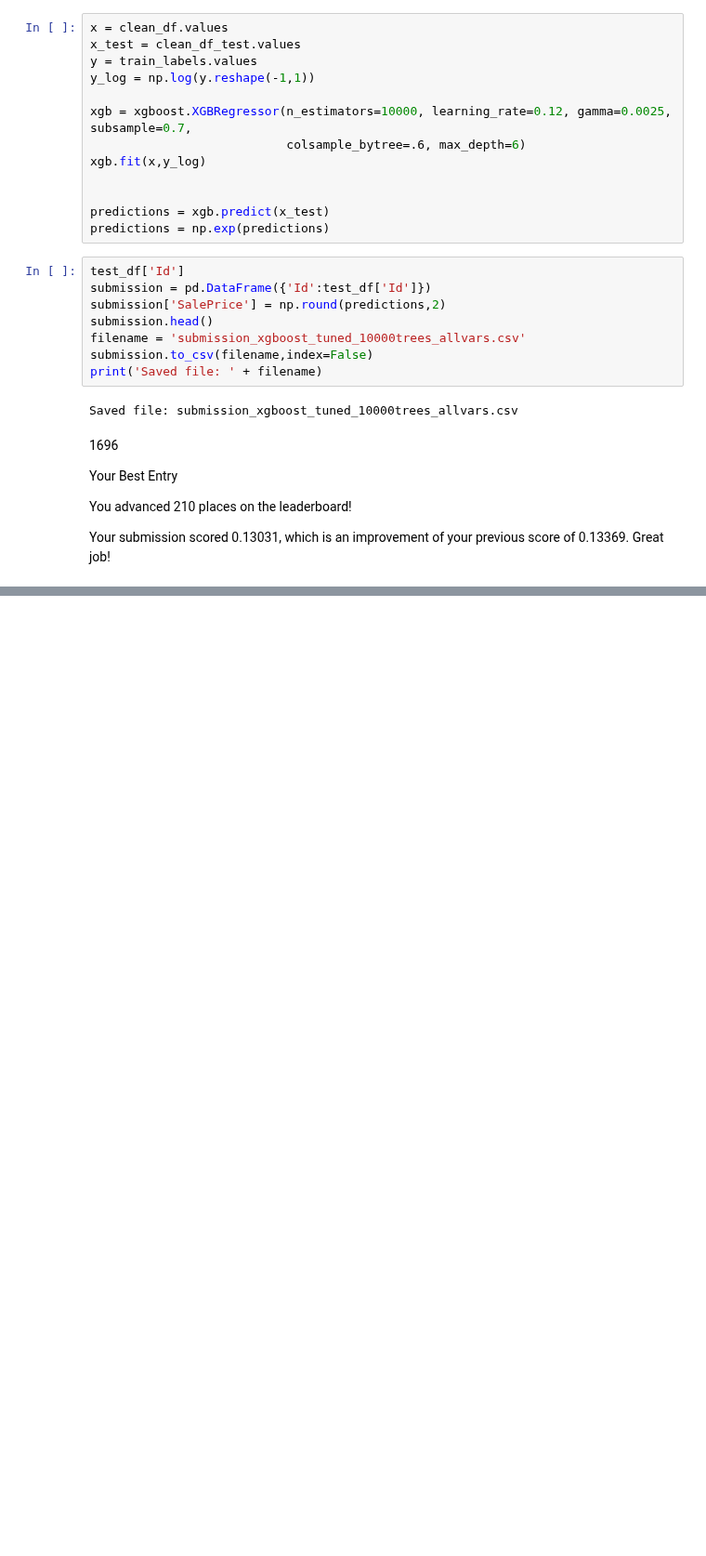
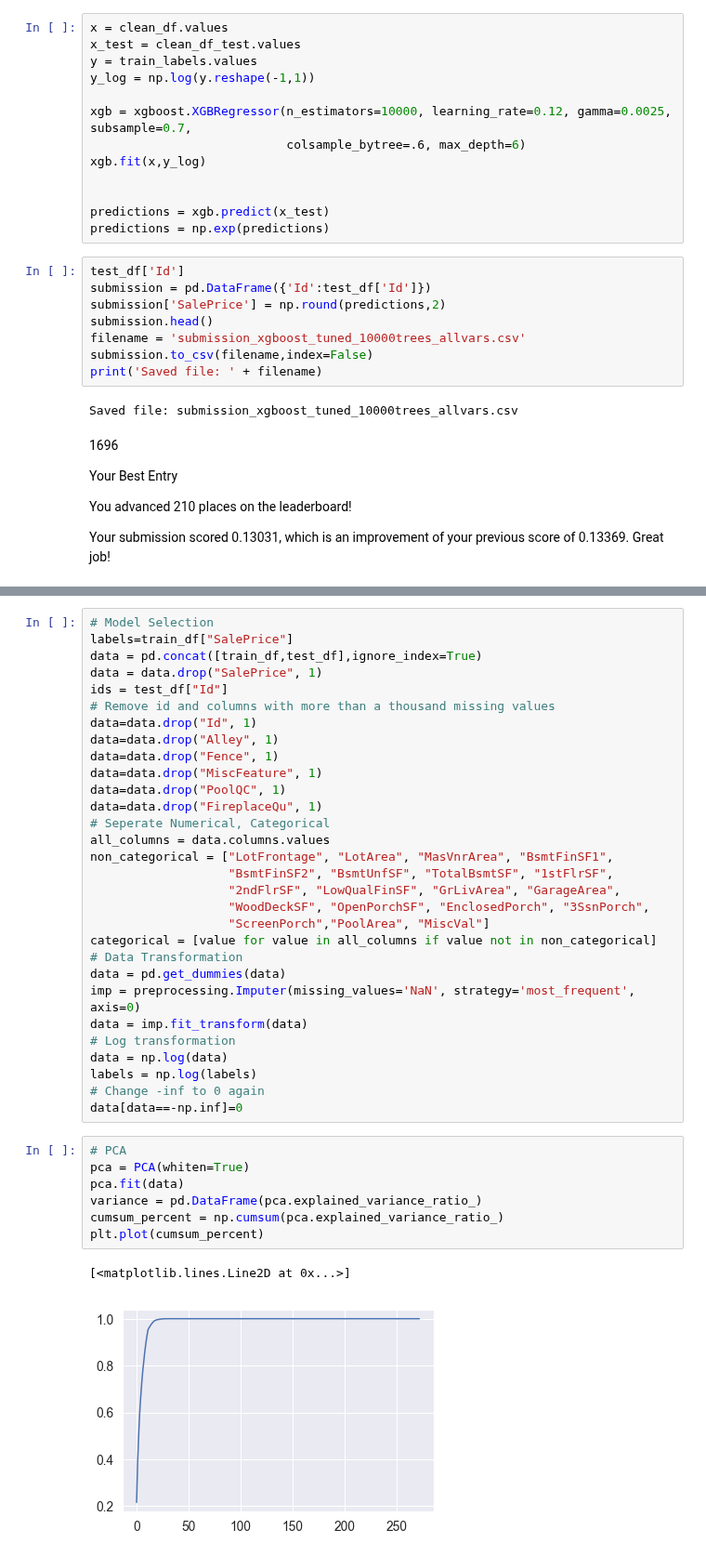
Before and after one commit to cgleach/w207_home_price_predictions_grp1, a Jupyter notebook: price_predictions_group1.ipynb, the cells around one changed output, grey strips where cells are left out. Shown at 93% size. Cells and saved outputs as stored; diff of their text form; blank space fills up the shorter version.

```diff
--- a/price_predictions_group1.ipynb
+++ b/price_predictions_group1.ipynb
@@ -788,0 +795,40 @@ Your submission scored 0.13031, which is an improvement of your previous score o
+# %%
+# Model Selection
+labels=train_df["SalePrice"]
+data = pd.concat([train_df,test_df],ignore_index=True)
+data = data.drop("SalePrice", 1)
+ids = test_df["Id"]
+# Remove id and columns with more than a thousand missing values
+data=data.drop("Id", 1)
+data=data.drop("Alley", 1)
+data=data.drop("Fence", 1)
+data=data.drop("MiscFeature", 1)
+data=data.drop("PoolQC", 1)
+data=data.drop("FireplaceQu", 1)
+# Seperate Numerical, Categorical
+all_columns = data.columns.values
+non_categorical = ["LotFrontage", "LotArea", "MasVnrArea", "BsmtFinSF1",
+                   "BsmtFinSF2", "BsmtUnfSF", "TotalBsmtSF", "1stFlrSF",
+                   "2ndFlrSF", "LowQualFinSF", "GrLivArea", "GarageArea",
+                   "WoodDeckSF", "OpenPorchSF", "EnclosedPorch", "3SsnPorch",
+                   "ScreenPorch","PoolArea", "MiscVal"]
+categorical = [value for value in all_columns if value not in non_categorical]
+# Data Transformation
+data = pd.get_dummies(data)
+imp = preprocessing.Imputer(missing_values='NaN', strategy='most_frequent', axis=0)
+data = imp.fit_transform(data)
+# Log transformation
+data = np.log(data)
+labels = np.log(labels)
+# Change -inf to 0 again
+data[data==-np.inf]=0
+# %%
+# PCA
+pca = PCA(whiten=True)
+pca.fit(data)
+variance = pd.DataFrame(pca.explained_variance_ratio_)
+cumsum_percent = np.cumsum(pca.explained_variance_ratio_)
+plt.plot(cumsum_percent)
+# %% [output]
+[<matplotlib.lines.Line2D at 0x...>]
+[figure, added]
```
Also changed, not shown: parts of 15 cells of this notebook, 1 other file.
